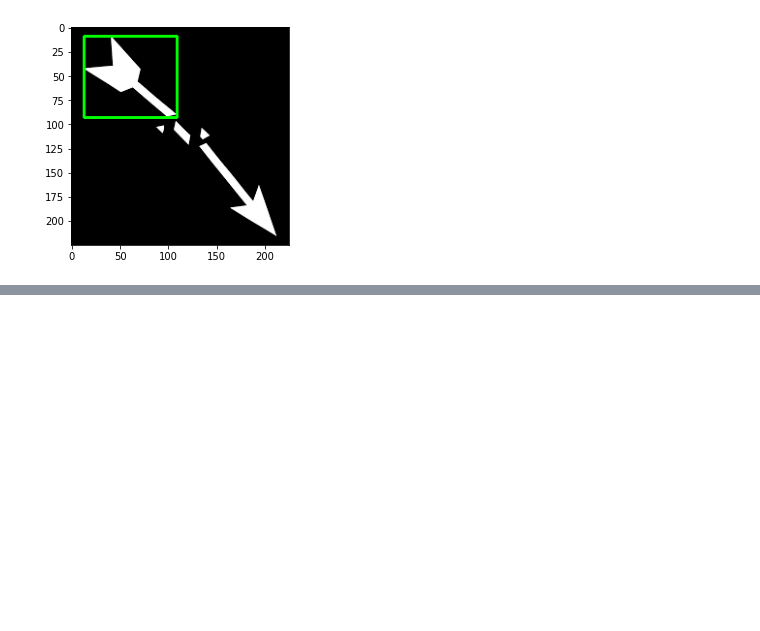
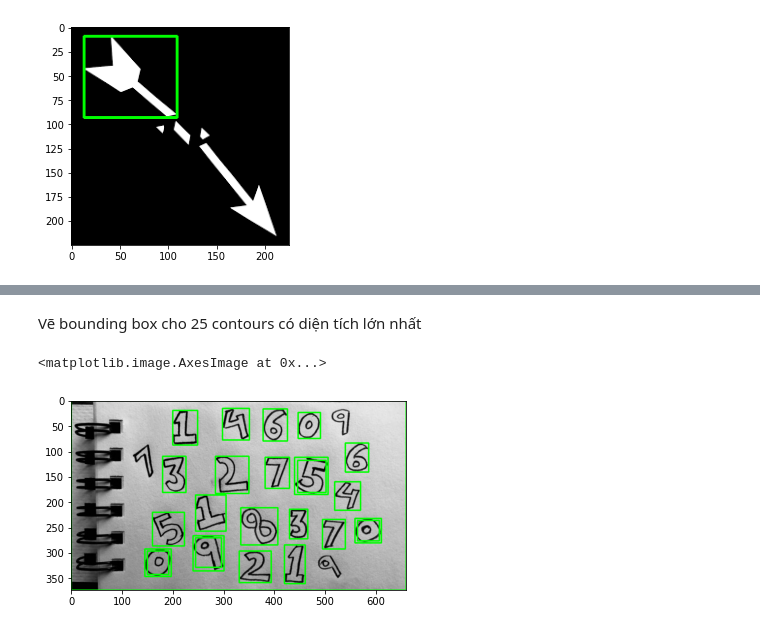
Before and after one commit to phanxuanphucnd/freelearningcv, a Jupyter notebook: jupyter notebooks/Image Preprocessing.ipynb, the cells around one changed output, grey strips where cells are left out. Drawn from its saved outputs; the diff is of its cells as text; code cells hidden in the pictures; blank space fills up the shorter version.

```diff
--- a/jupyter notebooks/Image Preprocessing.ipynb
+++ b/jupyter notebooks/Image Preprocessing.ipynb
@@ -785,0 +890,19 @@ centroid: (13, 9), (width, height): (96, 84)
+# %% [markdown]
+Vẽ bounding box cho 25 contours có diện tích lớn nhất
+# %%
+def _draw_bounding_box(img, cnt):
+    x, y, w, h = cv2.boundingRect(cnt)
+    img = cv2.rectangle(img, (x, y), (x + w, y + h), (0, 255, 0), 2)
+
+    return img
+
+img_origin = img.copy()
+
+for i in area_sorted[: 25]:
+    cnt = contours[i]
+    img_origin = _draw_bounding_box(img_origin, cnt)
+
+plt.imshow(img_origin)
+# %% [output]
+<matplotlib.image.AxesImage at 0x...>
+[figure, added]
```
Also changed, not shown: parts of 17 cells of this notebook.
